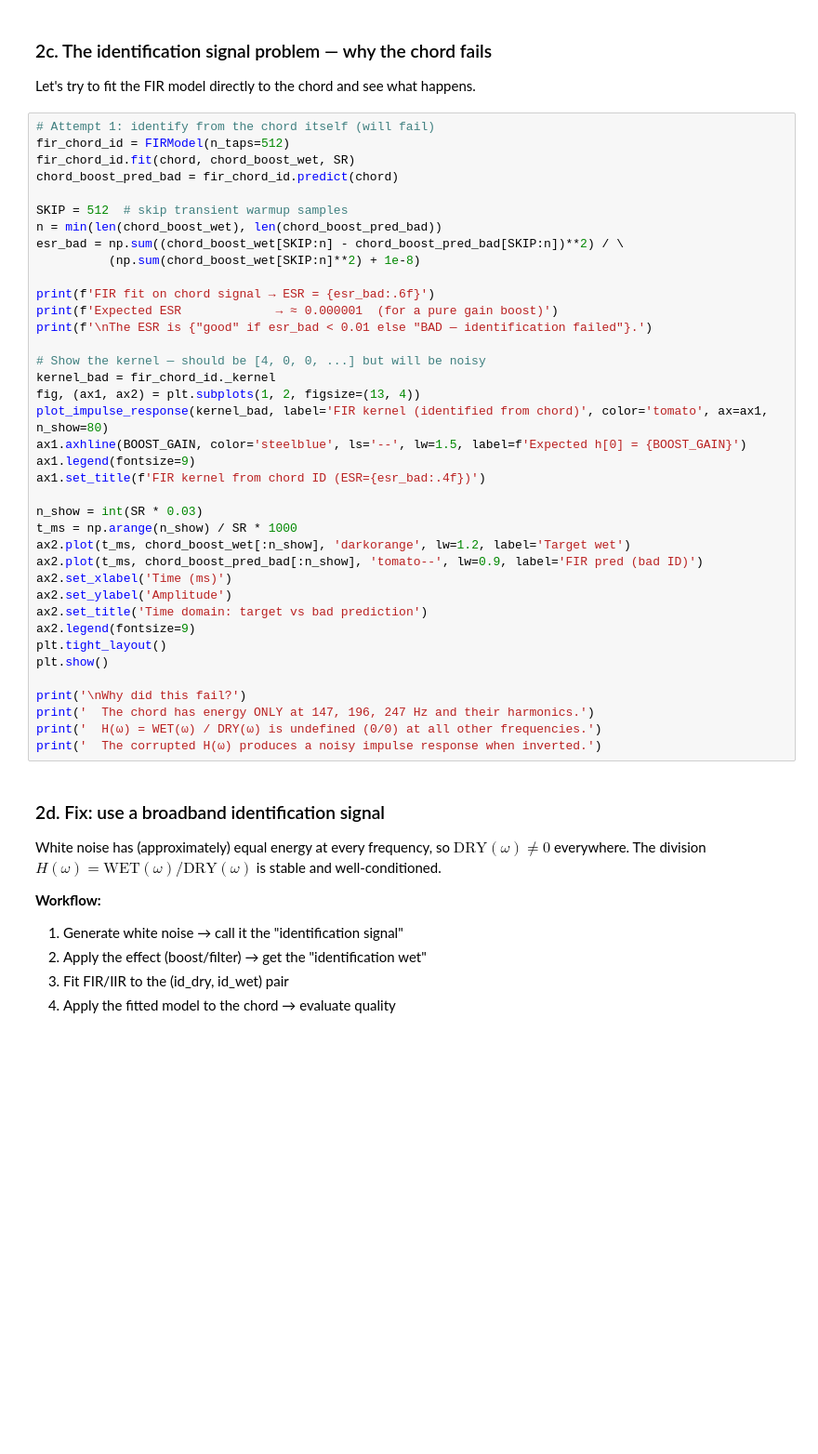
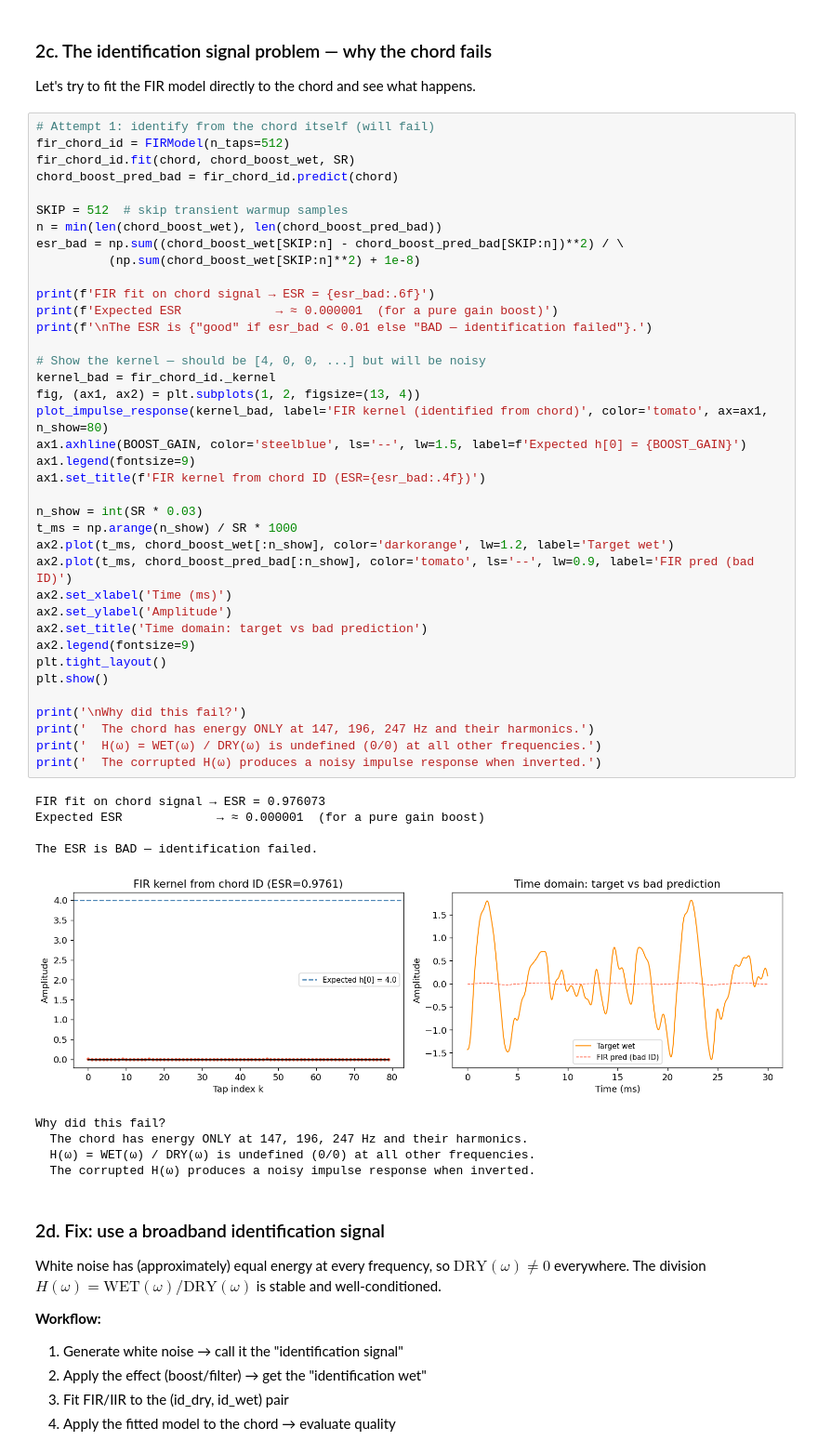
Before and after one commit to balarsen/PedalDSP, a Jupyter notebook: notebooks/learning_tier1_linear_effects.ipynb, the cells around one changed output. Shown at 93% size. Saved outputs shown, nothing was run; the diff lists cells and outputs as text; blank space fills up the shorter version.

```diff
--- a/notebooks/learning_tier1_linear_effects.ipynb
+++ b/notebooks/learning_tier1_linear_effects.ipynb
@@ -234,35 +257,45 @@ chord_boost_pred_bad = fir_chord_id.predict(chord)
 SKIP = 512  # skip transient warmup samples
 n = min(len(chord_boost_wet), len(chord_boost_pred_bad))
 esr_bad = np.sum((chord_boost_wet[SKIP:n] - chord_boost_pred_bad[SKIP:n])**2) / \
           (np.sum(chord_boost_wet[SKIP:n]**2) + 1e-8)
 
 print(f'FIR fit on chord signal → ESR = {esr_bad:.6f}')
 print(f'Expected ESR             → ≈ 0.000001  (for a pure gain boost)')
 print(f'\nThe ESR is {"good" if esr_bad < 0.01 else "BAD — identification failed"}.')
 
 # Show the kernel — should be [4, 0, 0, ...] but will be noisy
 kernel_bad = fir_chord_id._kernel
 fig, (ax1, ax2) = plt.subplots(1, 2, figsize=(13, 4))
 plot_impulse_response(kernel_bad, label='FIR kernel (identified from chord)', color='tomato', ax=ax1, n_show=80)
 ax1.axhline(BOOST_GAIN, color='steelblue', ls='--', lw=1.5, label=f'Expected h[0] = {BOOST_GAIN}')
 ax1.legend(fontsize=9)
 ax1.set_title(f'FIR kernel from chord ID (ESR={esr_bad:.4f})')
 
 n_show = int(SR * 0.03)
 t_ms = np.arange(n_show) / SR * 1000
-ax2.plot(t_ms, chord_boost_wet[:n_show], 'darkorange', lw=1.2, label='Target wet')
-ax2.plot(t_ms, chord_boost_pred_bad[:n_show], 'tomato--', lw=0.9, label='FIR pred (bad ID)')
+ax2.plot(t_ms, chord_boost_wet[:n_show], color='darkorange', lw=1.2, label='Target wet')
+ax2.plot(t_ms, chord_boost_pred_bad[:n_show], color='tomato', ls='--', lw=0.9, label='FIR pred (bad ID)')
 ax2.set_xlabel('Time (ms)')
 ax2.set_ylabel('Amplitude')
 ax2.set_title('Time domain: target vs bad prediction')
 ax2.legend(fontsize=9)
 plt.tight_layout()
 plt.show()
 
 print('\nWhy did this fail?')
 print('  The chord has energy ONLY at 147, 196, 247 Hz and their harmonics.')
 print('  H(ω) = WET(ω) / DRY(ω) is undefined (0/0) at all other frequencies.')
 print('  The corrupted H(ω) produces a noisy impulse response when inverted.')
+# %% [output]
+FIR fit on chord signal → ESR = 0.976073
+Expected ESR             → ≈ 0.000001  (for a pure gain boost)
+
+The ESR is BAD — identification failed.
+[figure, added]
+Why did this fail?
+  The chord has energy ONLY at 147, 196, 247 Hz and their harmonics.
+  H(ω) = WET(ω) / DRY(ω) is undefined (0/0) at all other frequencies.
+  The corrupted H(ω) produces a noisy impulse response when inverted.
 # %% [markdown]
 ### 2d. Fix: use a broadband identification signal
 
```
Also changed, not shown: parts of 9 cells of this notebook.
